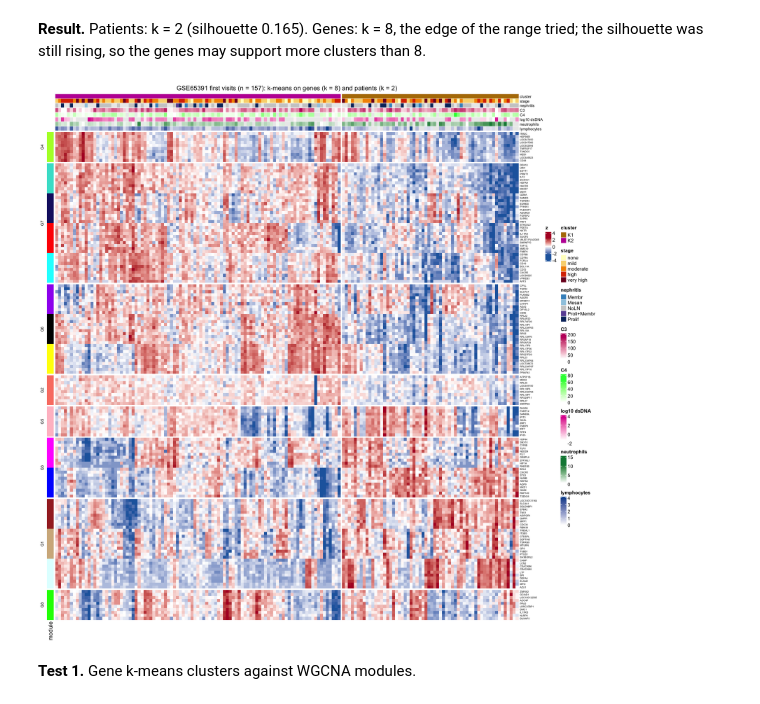
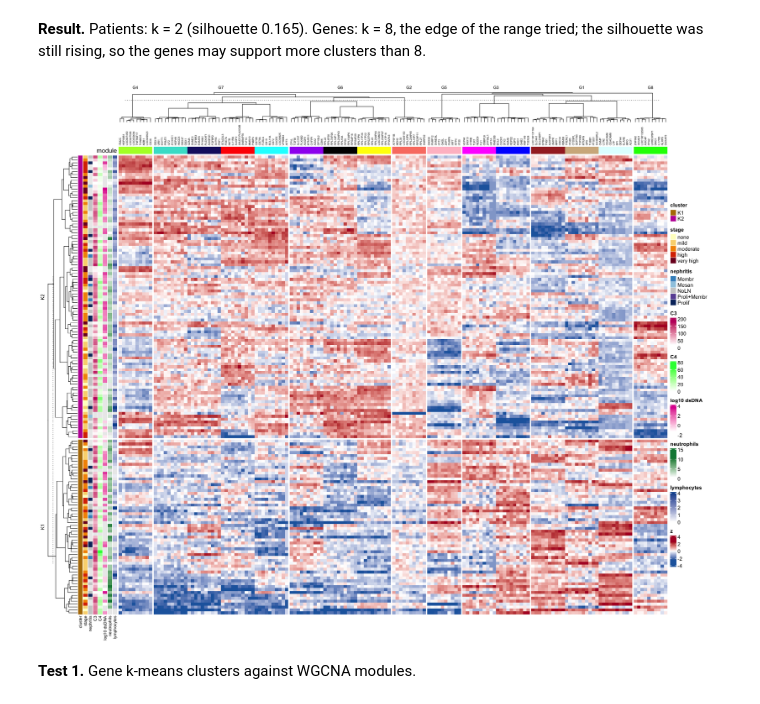
Before and after one commit to NIH-NLM/endotypes-transcriptomics, a Jupyter notebook: ipynb/08_GSE65391_RNA_array_heatmap_kmeans.ipynb, the cells around one changed output. Saved outputs shown, nothing was run; the diff lists cells and outputs as text; code cells hidden in the pictures.

```diff
--- a/ipynb/08_GSE65391_RNA_array_heatmap_kmeans.ipynb
+++ b/ipynb/08_GSE65391_RNA_array_heatmap_kmeans.ipynb
@@ -65,27 +71,28 @@ silhouette was still rising, so the genes may support more clusters than 8.
 # %%
 Zc <- pmin(pmax(Z, -2.5), 2.5)
 mod_col <- setNames(unique(gene_module), unique(gene_module))
-top <- HeatmapAnnotation(
+left <- rowAnnotation(
   cluster = patient_cluster, stage = m$stage, nephritis = m$nephritis_class,
   C3 = m$c3, C4 = m$c4, "log10 dsDNA" = log10(m$ds_dna),
   neutrophils = m$neutrophil_count, lymphocytes = m$lymphocyte_count, na_col = "grey92",
   # colour scale for lymphocytes capped at 4 (one child has 57.5, which would flatten the scale)
   col = list(stage = setNames(hcl.colors(5, "YlOrRd", rev = TRUE), levels(m$stage)),
              nephritis = c(NoLN = "grey80", Mesan = "#9ecae1", Membr = "#4292c6", Prolif = "#08306b", "Proli+Membr" = "#6a51a3"),
              lymphocytes = colorRamp2(c(0, 4), c("white", "#08519c"))),
   annotation_name_gp = gpar(fontsize = 8), simple_anno_size = unit(3, "mm"))
-options(repr.plot.width = 16, repr.plot.height = 16)
-Heatmap(Zc, name = "z", col = colorRamp2(c(-2.5, 0, 2.5), c("#2166AC", "white", "#B2182B")),
-        row_split = gene_cluster, column_split = patient_cluster,
-        cluster_rows = TRUE, cluster_columns = TRUE, clustering_method_rows = "ward.D2",
-        clustering_method_columns = "ward.D2", show_row_dend = FALSE, show_column_dend = FALSE,
-        show_column_names = FALSE, row_names_gp = gpar(fontsize = 5), row_title_gp = gpar(fontsize = 8),
-        left_annotation = rowAnnotation(module = gene_module, col = list(module = mod_col), show_legend = FALSE),
-        top_annotation = top,
-        column_title = sprintf("GSE65391 first visits (n = %d): k-means on genes (k = %d) and patients (k = %d)",
-                               ncol(Z), nlevels(gene_cluster), nlevels(patient_cluster)))
+options(repr.plot.width = 18, repr.plot.height = 15)
+Heatmap(t(Zc), name = "z", col = colorRamp2(c(-2.5, 0, 2.5), c("#2166AC", "white", "#B2182B")),
+        row_split = patient_cluster, column_split = gene_cluster,
+        clustering_method_rows = "ward.D2", clustering_method_columns = "ward.D2",
+        row_dend_side = "left", column_dend_side = "top",
+        row_dend_width = unit(20, "mm"), column_dend_height = unit(20, "mm"),
+        show_row_names = FALSE, column_names_side = "top", column_names_gp = gpar(fontsize = 5),
+        row_title_gp = gpar(fontsize = 9), column_title_gp = gpar(fontsize = 8),
+        top_annotation = HeatmapAnnotation(module = gene_module, col = list(module = mod_col), show_legend = FALSE,
+                                           annotation_name_side = "left"),
+        left_annotation = left)
 # %% [output]
-[figure, old version]
+[figure, new version]
 # %% [markdown]
 **Test 1.** Gene k-means clusters against WGCNA modules.
 # %%
```
Also changed, not shown: parts of 1 cell of this notebook, 8 other files.
